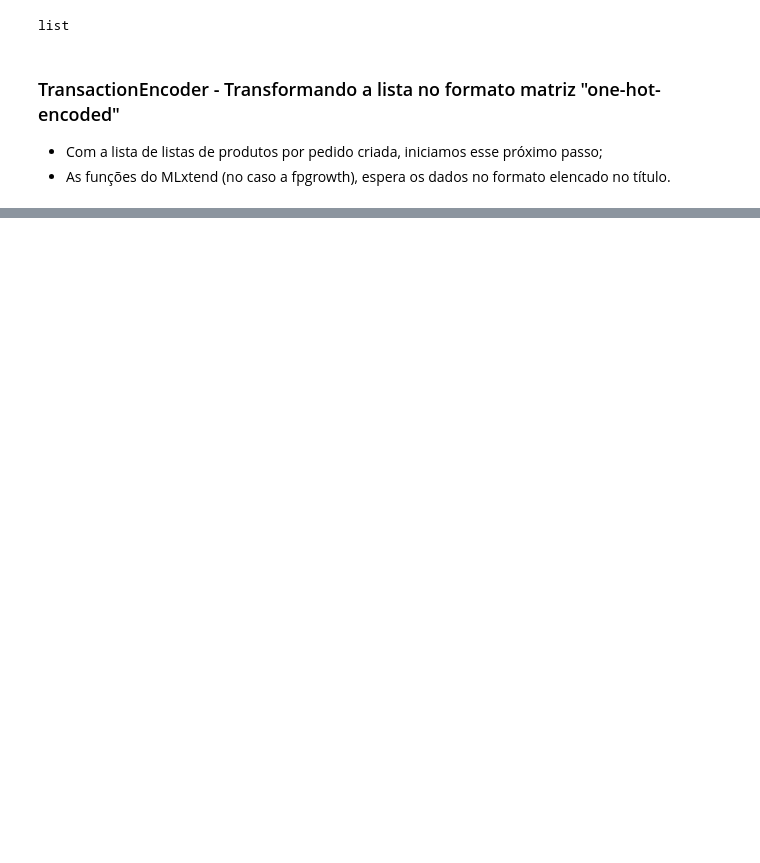
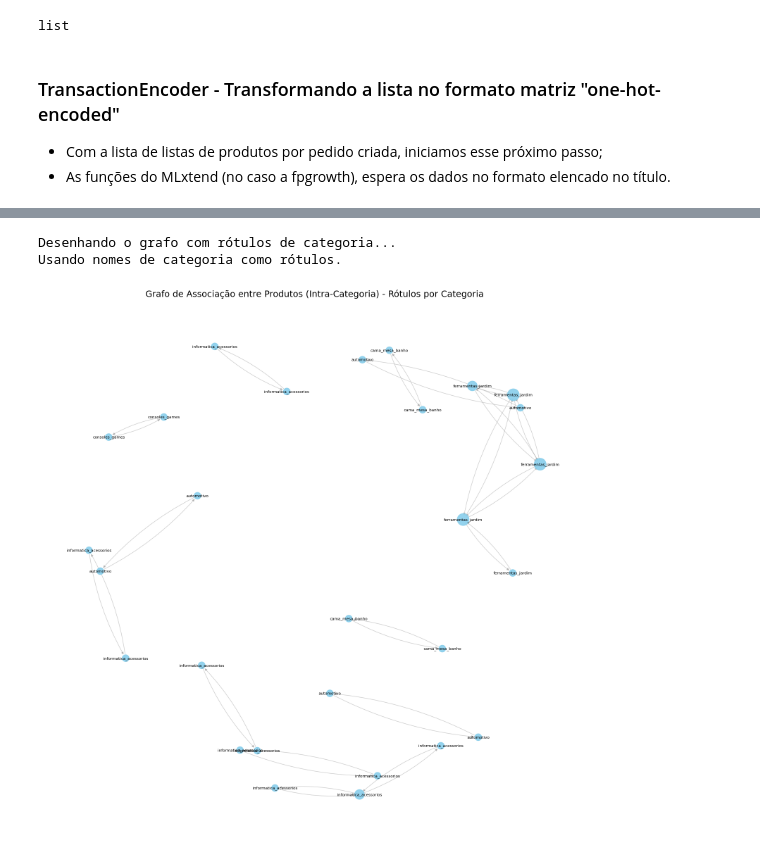
Before and after one commit to geangobo/cross-selling, a Jupyter notebook: src/analise_cesta.ipynb, the cells around one changed output, grey strips where cells are left out. Drawn from its saved outputs; the diff is of its cells as text; code cells hidden in the pictures; blank space fills up the shorter version.

```diff
--- a/src/analise_cesta.ipynb
+++ b/src/analise_cesta.ipynb
@@ -436,0 +898,44 @@ df_encoded_pd.shape
+# %%
+# ... (código anterior para criar G_intra, degrees_intra, node_sizes_intra, pos_intra) ...
+
+# --- Desenhar o Grafo (com RÓTULOS DE CATEGORIA) ---
+print("Desenhando o grafo com rótulos de categoria...")
+plt.figure(figsize=(20, 20)) # Ajuste o tamanho se necessário
+
+# Nós
+nx.draw_networkx_nodes(
+    G_intra, pos_intra, node_size=node_sizes_intra, node_color='skyblue', alpha=0.9 # Mudei a cor de volta
+)
+# Arestas
+nx.draw_networkx_edges(
+    G_intra, pos_intra, alpha=0.4, edge_color='grey',
+    arrows=True, arrowstyle='-|>', arrowsize=10,
+    connectionstyle='arc3,rad=0.1'
+)
+
+# *** MODIFICAÇÃO PARA RÓTULOS ***
+# Criar um dicionário de rótulos: Node_ID -> Nome da Categoria
+# Usando o mapa_categorias que criamos antes (verificar se está disponível no escopo)
+if 'mapa_categorias' in locals():
+    node_labels = {node: mapa_categorias.get(node, node) for node in G_intra.nodes()} # Usa ID se categoria não for encontrada
+    print("Usando nomes de categoria como rótulos.")
+else:
+    node_labels = None # Desenhará os IDs se o mapa não for encontrado
+    print("Aviso: mapa_categorias não encontrado. Usando Product IDs como rótulos.")
+
+# Rótulos (Nomes das Categorias)
+nx.draw_networkx_labels(
+    G_intra, pos_intra,
+    labels=node_labels, # <<< Passa o dicionário de rótulos
+    font_size=8,        # <<< Ajuste o tamanho da fonte
+    font_color='black'
+)
+# *** FIM DA MODIFICAÇÃO ***
+
+plt.title("Grafo de Associação entre Produtos (Intra-Categoria) - Rótulos por Categoria", size=18)
+plt.axis('off')
+plt.show()
+# %% [output]
+Desenhando o grafo com rótulos de categoria...
+Usando nomes de categoria como rótulos.
+[figure, added]
```
Also changed, not shown: parts of 19 cells of this notebook, 1 other file.
